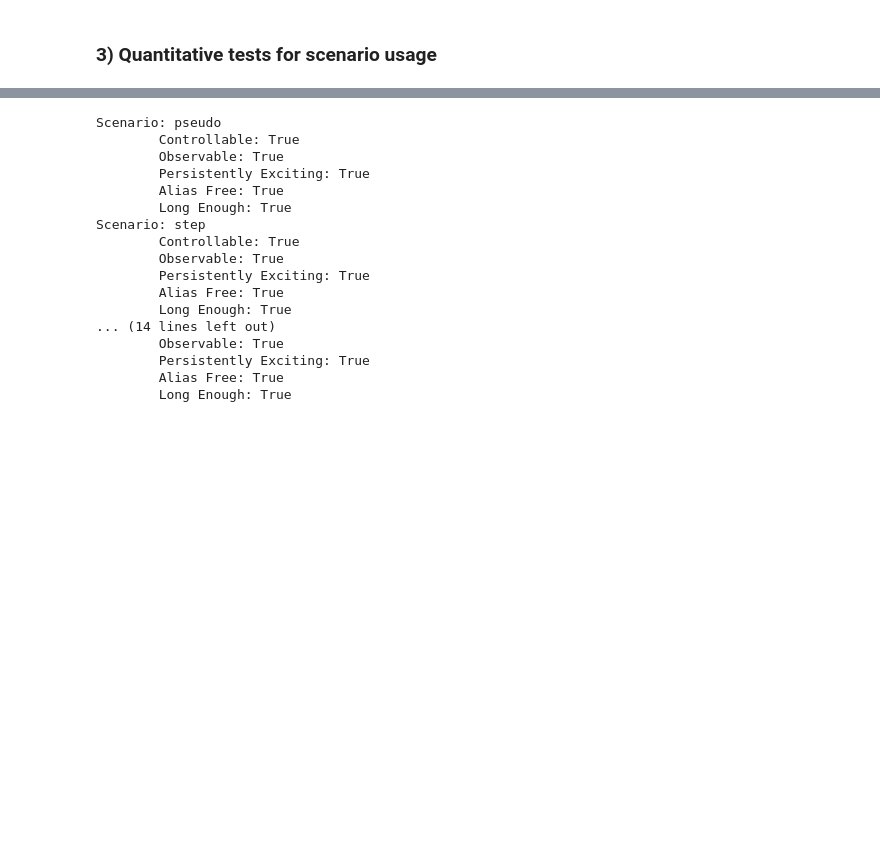
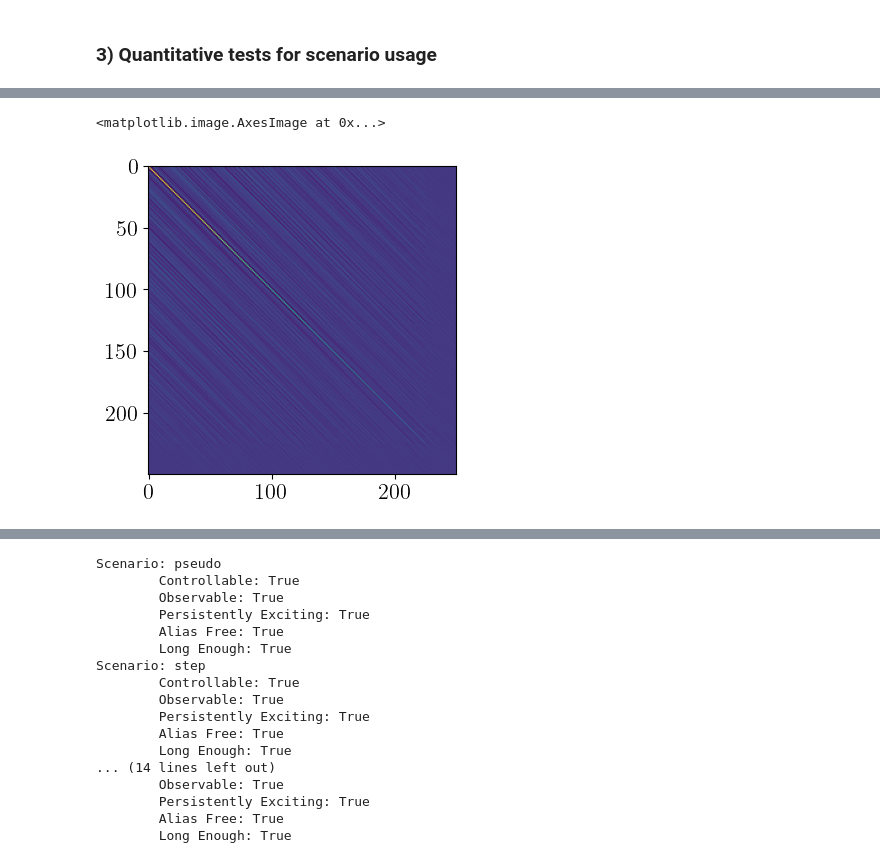
Before and after one commit to cbwomack/Emulator_Training_Data, a Jupyter notebook: scenario_testing.ipynb, the cells around one changed output, grey strips where cells are left out. Drawn from its saved outputs; the diff is of its cells as text; code cells hidden in the pictures; blank space fills up the shorter version.

```diff
--- a/scenario_testing.ipynb
+++ b/scenario_testing.ipynb
@@ -736,0 +780,5 @@ def forcing_smooth_step(N, amp=0.5, hold=5.0, trans=1.0, box=None, use_year=True
+# %%
+plt.imshow(Fisher_white)
+# %% [output]
+<matplotlib.image.AxesImage at 0x...>
+[figure, added]
```
Also changed, not shown: parts of 28 cells of this notebook, 15 other files.
